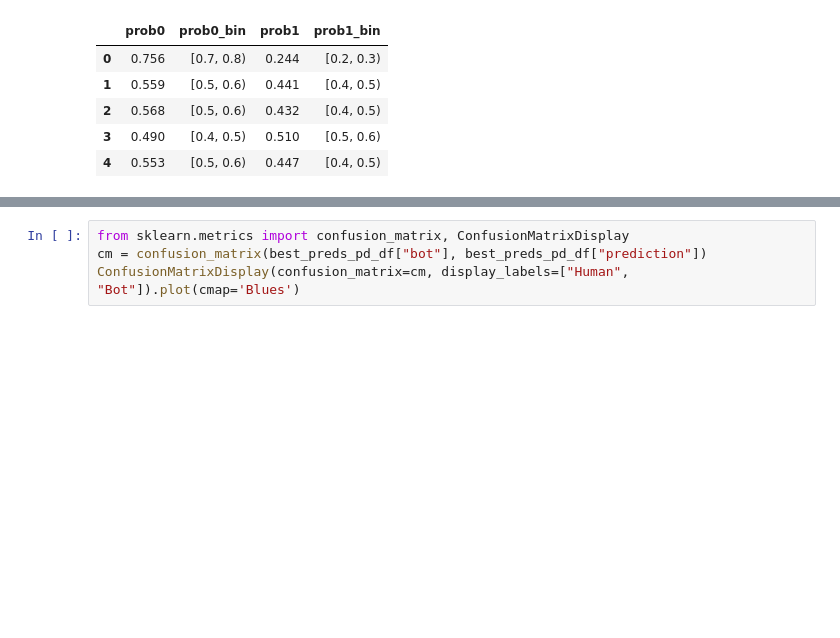
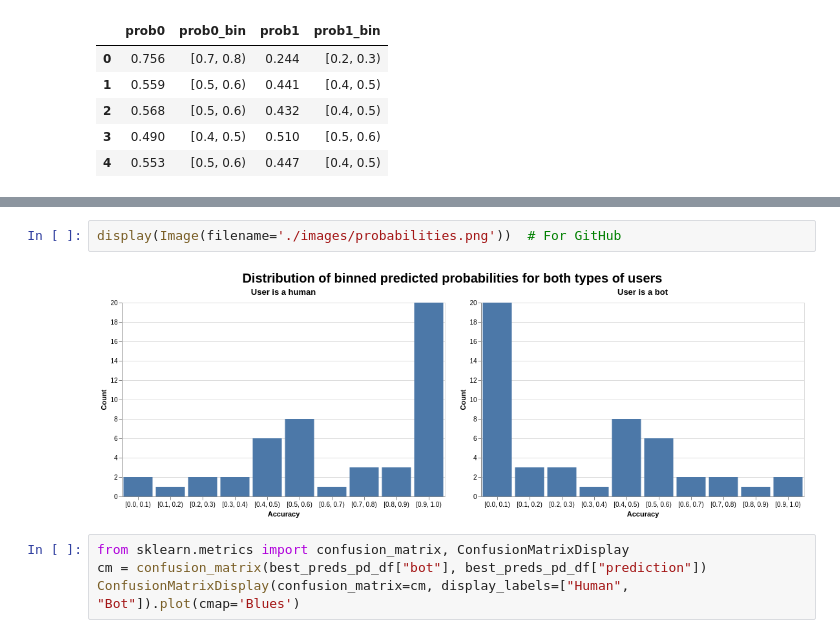
Before and after one commit to Rozyawastaken/mmds, a Jupyter notebook: main.ipynb, the cells around one changed output, grey strips where cells are left out. Saved outputs shown, nothing was run; the diff lists cells and outputs as text; blank space fills up the shorter version.

```diff
--- a/main.ipynb
+++ b/main.ipynb
@@ -538,6 +547,10 @@ prob1 = alt.Chart(best_preds_pd_df).mark_bar().encode(
 )
 # %% [output]
 [interactive output not drawn]
+# %%
+display(Image(filename='./images/probabilities.png'))  # For GitHub
+# %% [output]
+[figure, added]
 # %%
 from sklearn.metrics import confusion_matrix, ConfusionMatrixDisplay
 cm = confusion_matrix(best_preds_pd_df["bot"], best_preds_pd_df["prediction"])
```
Also changed, not shown: parts of 6 cells of this notebook.
